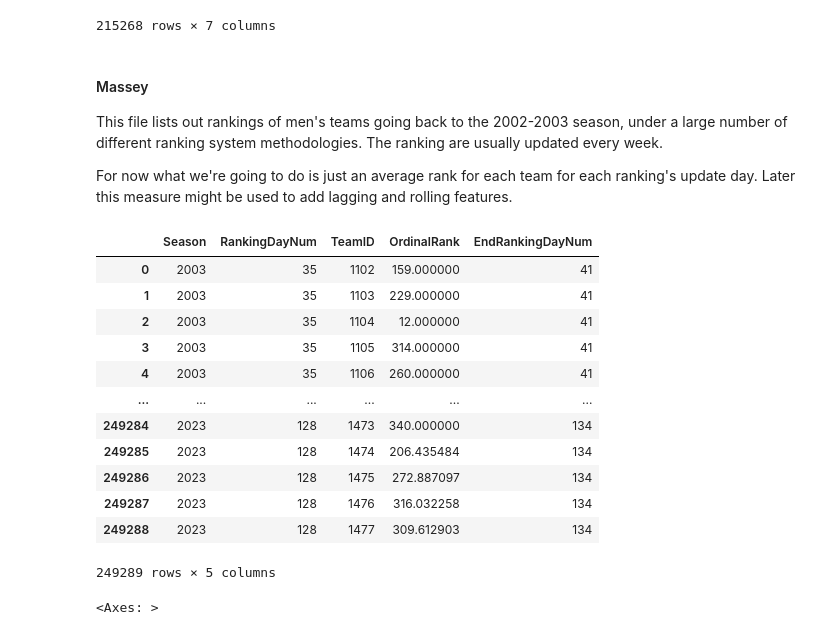
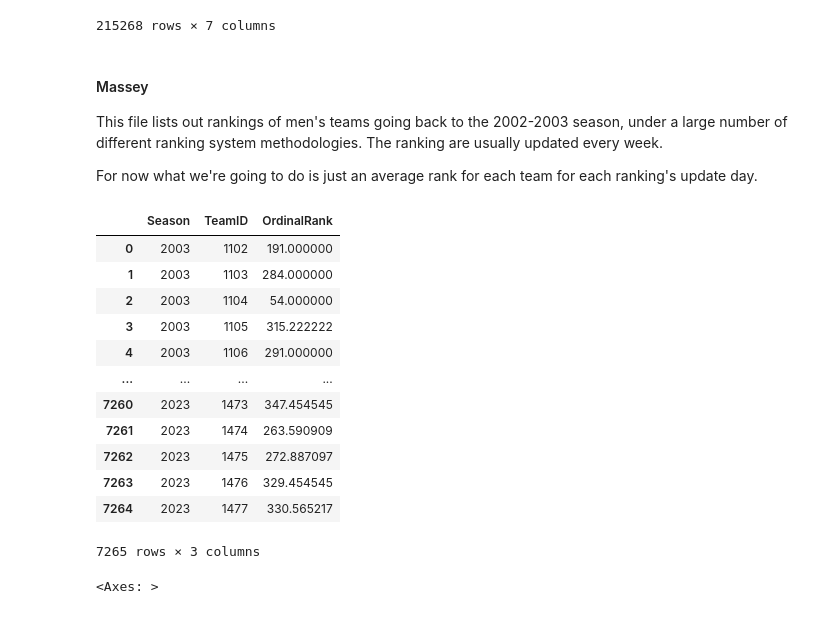
Before and after one commit to skowronskid/March-Machine-Learning-Mania-2023, a Jupyter notebook: main.ipynb, the cells around one changed output. Saved outputs shown, nothing was run; the diff lists cells and outputs as text; code cells hidden in the pictures.

```diff
--- a/main.ipynb
+++ b/main.ipynb
@@ -239,4 +243,4 @@ M_conferences_working
 #### Massey
 This file lists out rankings of men's teams going back to the 2002-2003 season, under a large number of different ranking system methodologies. The ranking are usually updated every week.
 
- For now what we're going to do is just an average rank for each team for each ranking's update day. Later this measure might be used to add lagging and rolling features.
+ For now what we're going to do is just an average rank for each team for each ranking's update day.
@@ -245,25 +247,23 @@ M_massey = pd.read_csv('data/MMasseyOrdinals_thru_Season2023_Day128.csv')
 # %%
+M_massey = pd.read_csv('data/MMasseyOrdinals_thru_Season2023_Day128.csv')
+# table with the last ranking before the tournament
 M_massey_working = M_massey.groupby(["Season", "RankingDayNum", "TeamID", ]).mean().reset_index()
-M_massey_working["EndRankingDayNum"] = M_massey_working["RankingDayNum"] + 6 # it's a weekly ranking
-
-# table with the last ranking before the tournament
 M_massey_tourney = M_massey_working.groupby(["Season", "TeamID"])[["RankingDayNum","OrdinalRank"]].max("RankingDayNum").reset_index()[['Season', 'TeamID', 'OrdinalRank']]
+M_massey_tourney
+# %% [output]
+|  | Season | TeamID | OrdinalRank |
+| 0 | 2003 | 1102 | 191.000000 |
+| 1 | 2003 | 1103 | 284.000000 |
+| 2 | 2003 | 1104 | 54.000000 |
+| 3 | 2003 | 1105 | 315.222222 |
+| 4 | 2003 | 1106 | 291.000000 |
+| ... | ... | ... | ... |
+| 7260 | 2023 | 1473 | 347.454545 |
+| 7261 | 2023 | 1474 | 263.590909 |
+| 7262 | 2023 | 1475 | 272.887097 |
+| 7263 | 2023 | 1476 | 329.454545 |
+| 7264 | 2023 | 1477 | 330.565217 |
+7265 rows × 3 columns
-# %%
-M_massey_working
-# %% [output]
-|  | Season | RankingDayNum | TeamID | OrdinalRank | EndRankingDayNum |
-| 0 | 2003 | 35 | 1102 | 159.000000 | 41 |
-| 1 | 2003 | 35 | 1103 | 229.000000 | 41 |
-| 2 | 2003 | 35 | 1104 | 12.000000 | 41 |
-| 3 | 2003 | 35 | 1105 | 314.000000 | 41 |
-| 4 | 2003 | 35 | 1106 | 260.000000 | 41 |
-| ... | ... | ... | ... | ... | ... |
-| 249284 | 2023 | 128 | 1473 | 340.000000 | 134 |
-| 249285 | 2023 | 128 | 1474 | 206.435484 | 134 |
-| 249286 | 2023 | 128 | 1475 | 272.887097 | 134 |
-| 249287 | 2023 | 128 | 1476 | 316.032258 | 134 |
-| 249288 | 2023 | 128 | 1477 | 309.612903 | 134 |
-249289 rows × 5 columns
 # %%
 M_massey_tourney["OrdinalRank"].hist()
 # %% [output]
```
Also changed, not shown: parts of 24 cells of this notebook, 3 other files.
